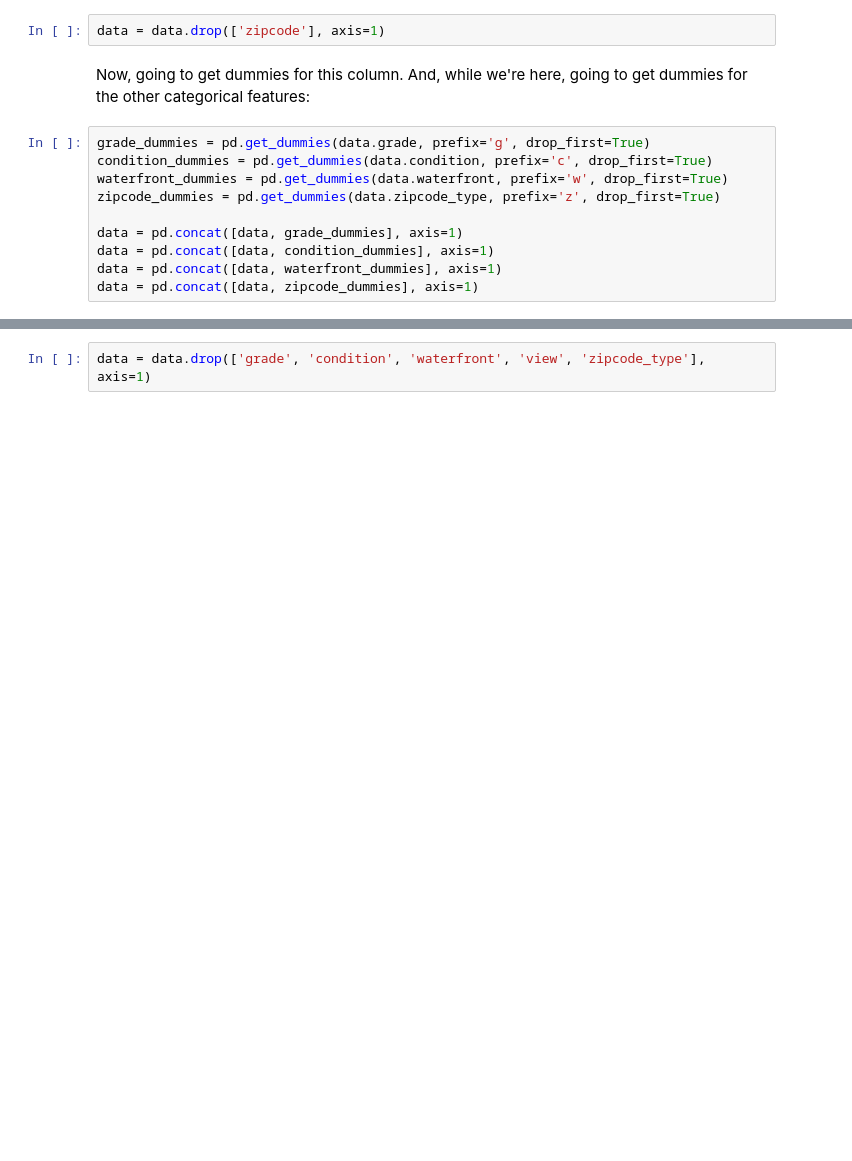
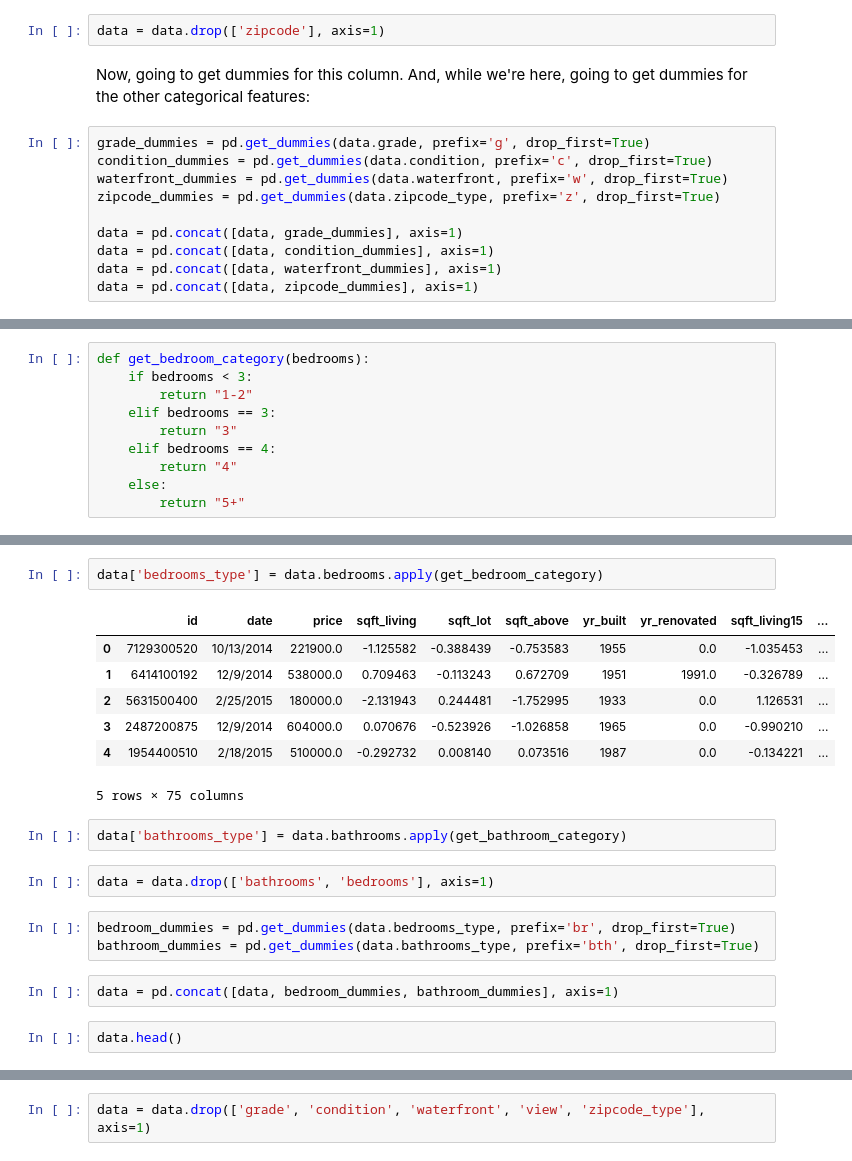
Before and after one commit to whitcrrd/dsc-1-final-project-online-ds-ft-021119, a Jupyter notebook: studentfinal.ipynb, the cells around one changed output, grey strips where cells are left out. Drawn from its saved outputs; the diff is of its cells as text; blank space fills up the shorter version.

```diff
--- a/studentfinal.ipynb
+++ b/studentfinal.ipynb
@@ -541,0 +548,10 @@ data = pd.concat([data, zipcode_dummies], axis=1)
+# %%
+def get_bedroom_category(bedrooms):
+    if bedrooms < 3:
+        return "1-2"
+    elif bedrooms == 3:
+        return "3"
+    elif bedrooms == 4:
+        return "4"
+    else:
+        return "5+"
@@ -541,0 +568,21 @@ data = pd.concat([data, zipcode_dummies], axis=1)
+# %%
+data['bedrooms_type'] = data.bedrooms.apply(get_bedroom_category)
+# %% [output]
+|  | id | date | price | sqft_living | sqft_lot | sqft_above | yr_built | yr_renovated | sqft_living15 | ... |
+| 0 | 7129300520 | 10/13/2014 | 221900.0 | -1.125582 | -0.388439 | -0.753583 | 1955 | 0.0 | -1.035453 | ... |
+| 1 | 6414100192 | 12/9/2014 | 538000.0 | 0.709463 | -0.113243 | 0.672709 | 1951 | 1991.0 | -0.326789 | ... |
+| 2 | 5631500400 | 2/25/2015 | 180000.0 | -2.131943 | 0.244481 | -1.752995 | 1933 | 0.0 | 1.126531 | ... |
+| 3 | 2487200875 | 12/9/2014 | 604000.0 | 0.070676 | -0.523926 | -1.026858 | 1965 | 0.0 | -0.990210 | ... |
+| 4 | 1954400510 | 2/18/2015 | 510000.0 | -0.292732 | 0.008140 | 0.073516 | 1987 | 0.0 | -0.134221 | ... |
+5 rows × 75 columns
+# %%
+data['bathrooms_type'] = data.bathrooms.apply(get_bathroom_category)
+# %%
+data = data.drop(['bathrooms', 'bedrooms'], axis=1)
+# %%
+bedroom_dummies = pd.get_dummies(data.bedrooms_type, prefix='br', drop_first=True)
+bathroom_dummies = pd.get_dummies(data.bathrooms_type, prefix='bth', drop_first=True)
+# %%
+data = pd.concat([data, bedroom_dummies, bathroom_dummies], axis=1)
+# %%
+data.head()
```
Also changed, not shown: parts of 26 cells of this notebook.
